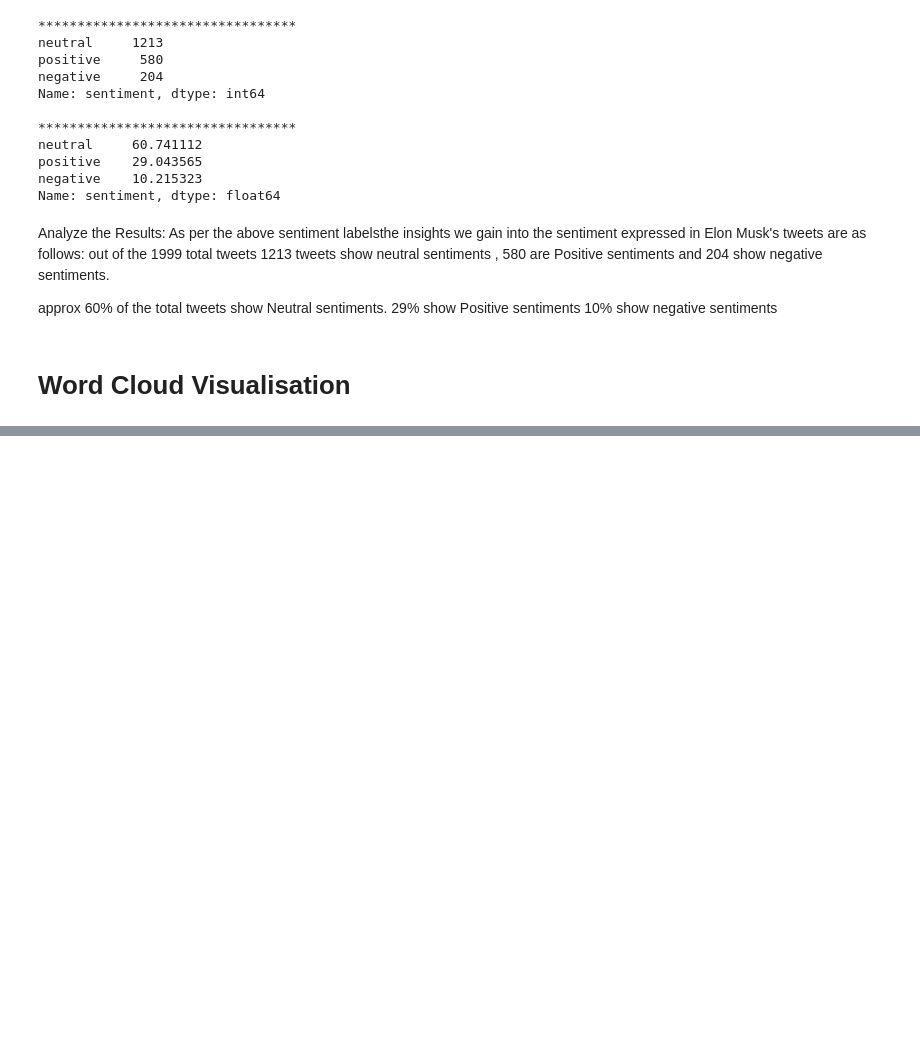
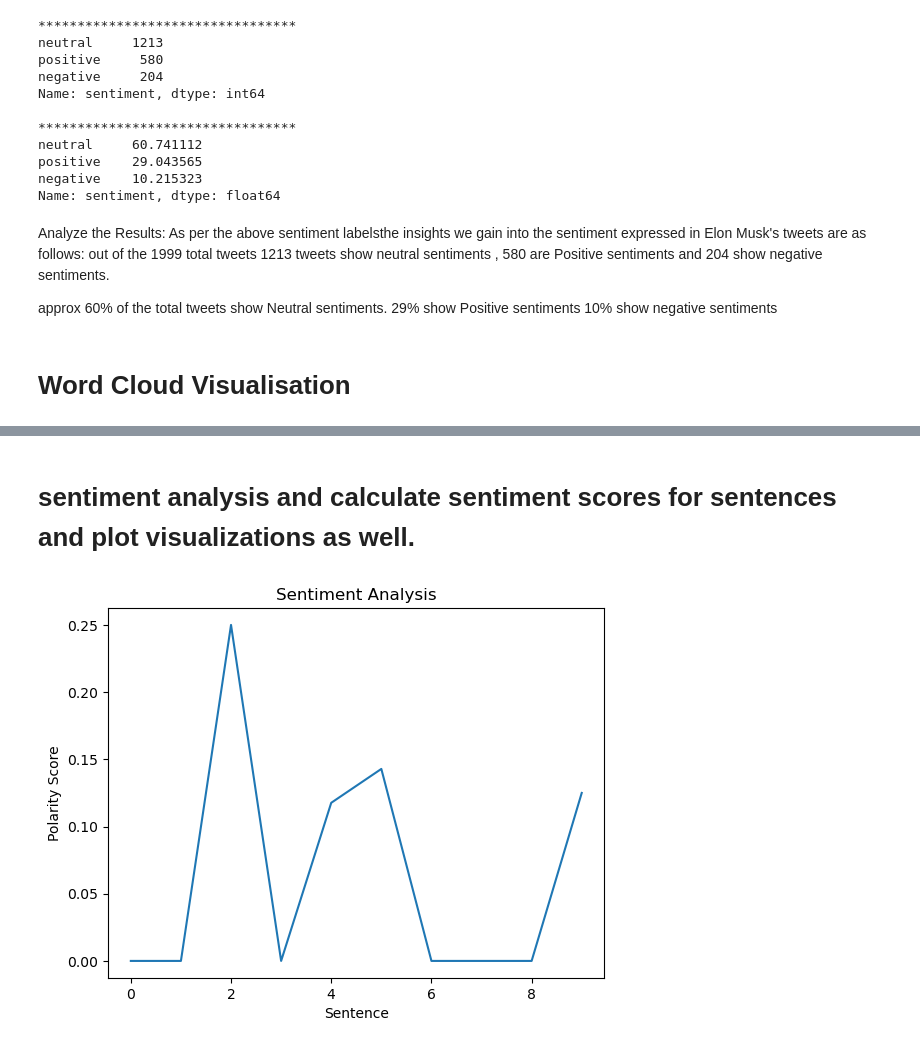
Before and after one commit to iamraziapatel/EXCELR-ASSIGNMENTS, a Jupyter notebook: Elon Sentiment Analysis data mining _Word Cloud.ipynb, the cells around one changed output, grey strips where cells are left out. Drawn from its saved outputs; the diff is of its cells as text; code cells hidden in the pictures; blank space fills up the shorter version.

```diff
--- a/Elon Sentiment Analysis data mining _Word Cloud.ipynb
+++ b/Elon Sentiment Analysis data mining _Word Cloud.ipynb
@@ -184,0 +203,11 @@ wordcloud.to_file("wordcloud.png")
+# %% [markdown]
+# sentiment analysis and calculate sentiment scores for sentences and plot visualizations as well.
+# %%
+# Define a function to calculate sentiment scores for sentences:
+def calculate_sentiment_scores(sentences):
+    sentiment_scores = []
+
+    for sentence in sentences:
+        score = calculate_polarity_score(sentence)
+        sentiment_scores.append(score)
+    return sentiment_scores
@@ -184,0 +221,17 @@ wordcloud.to_file("wordcloud.png")
+# %%
+def plot_sentiment_scores(sentiment_scores):
+
+    plt.plot(sentiment_scores)
+    plt.xlabel('Sentence')
+    plt.ylabel('Polarity Score')
+    plt.title('Sentiment Analysis')
+    plt.show()
+# %%
+#  using the above functions to calculate sentiment scores and plot visualizations.
+
+# sentences=sentences = ["not so bad", "awesome Product", "Bad product."]
+sentences = data['Text'].iloc[0:10]  #score plotting for 0 to ten text values from the dataset
+sentiment_scores = calculate_sentiment_scores(sentences)
+plot_sentiment_scores(sentiment_scores)
+# %% [output]
+[figure, added]
```
Also changed, not shown: parts of 6 cells of this notebook.
